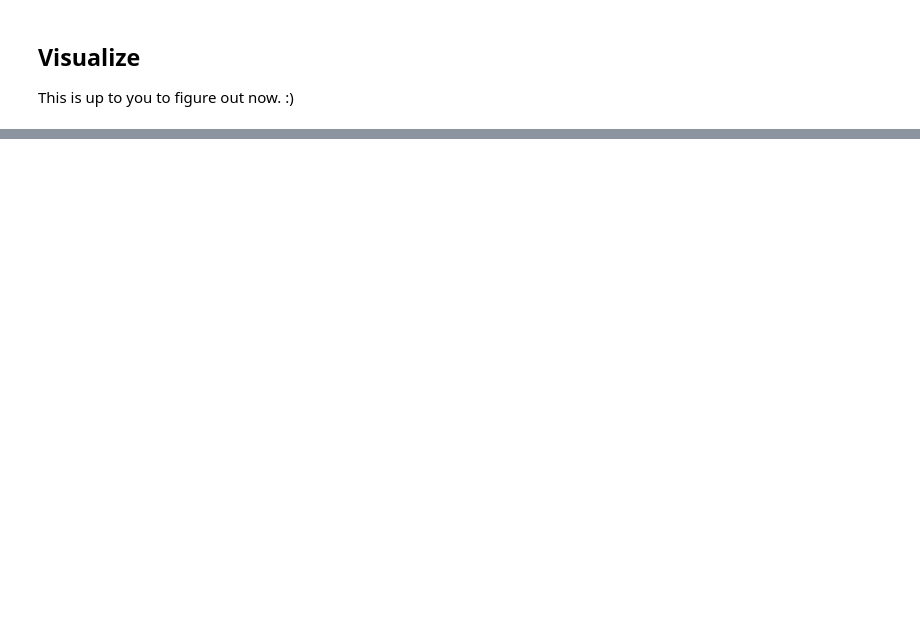
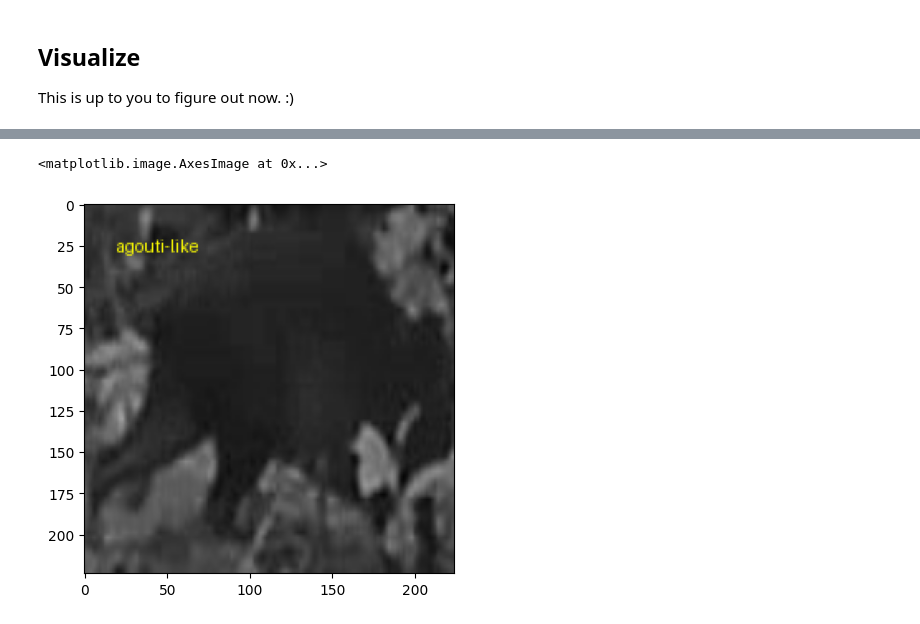
Before and after one commit to ThomasLuypaert/ABC_expeditions_classifier, a Jupyter notebook: ct_classifier/visualize_predictions.ipynb, the cells around one changed output, grey strips where cells are left out. Cells and saved outputs as stored; diff of their text form; code cells hidden in the pictures; blank space fills up the shorter version.

```diff
--- a/ct_classifier/visualize_predictions.ipynb
+++ b/ct_classifier/visualize_predictions.ipynb
@@ -3,8 +3,8 @@
 # %% [markdown]
 ## Parameters
 # %%
-config = '/home/thomasluypaert/ABC_classifier/configs/exp_resnet18.yaml'
-split = 'test'
+config = '/home/Thomas/ABC_expeditions_classifier/configs/exp_resnet18.yaml'
+split = 'train'
 # %% [markdown]
 # Testing data object
 # %%
@@ -80,0 +98,17 @@ This is up to you to figure out now. :)
+# %%
+# In this code chunk, we will change the order of the image
+
+import matplotlib.pyplot as plt
+import numpy as np
+from PIL import Image, ImageDraw, ImageFont
+
+# Images are traditionally plotted from numpy arrays, not tensors
+
+    # 1. Convert the tensor to a NumPy array
+
+numpy_array_img_1 = batch[0][0].detach().numpy()
+numpy_array_img_1=np.transpose(numpy_array_img_1, (1, 2, 0))
+
+    # The transpose step inverts the order of the numpy array, so the color channels come last'
+
+# In the next code section, we will plot the image using PIL
@@ -80,0 +135,19 @@ This is up to you to figure out now. :)
+# %%
+# To plot the image, we need to
+
+    # Convert the image RGB values from floats to integers by
+        # Multiplying by 255
+        # Converting the floats to integers
+
+image = Image.fromarray((255*numpy_array_img_1).astype(np.uint8))
+
+draw  = ImageDraw.Draw(image)
+#font  = ImageFont.truetype("arial.ttf", 20, encoding="unic")
+draw.text((20,20),
+          dl_test.dataset.inv_labels.get(batch[1][0].item()),
+          fill="#FFFF00")
+
+plt.imshow(image)
+# %% [output]
+<matplotlib.image.AxesImage at 0x...>
+[figure, added]
```
Also changed, not shown: parts of 12 cells of this notebook, 2 other files.
